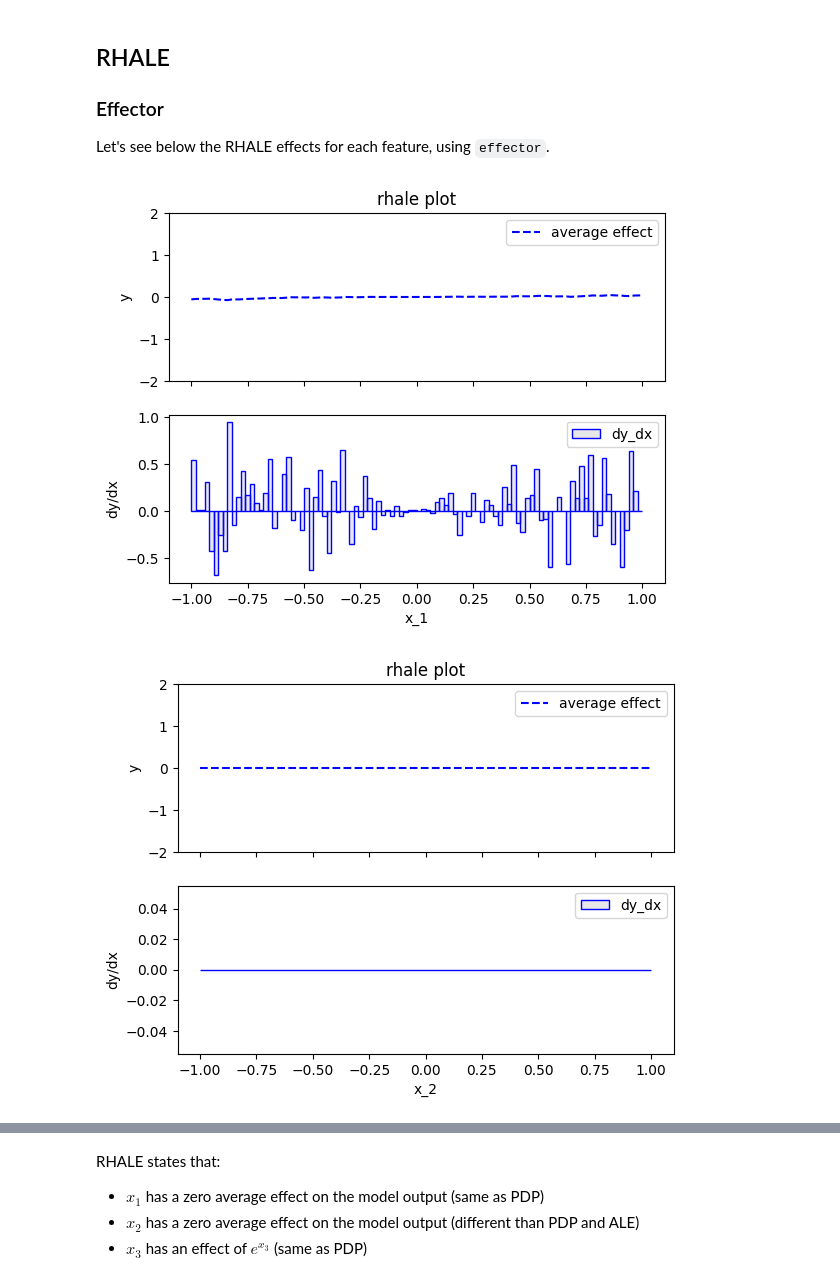
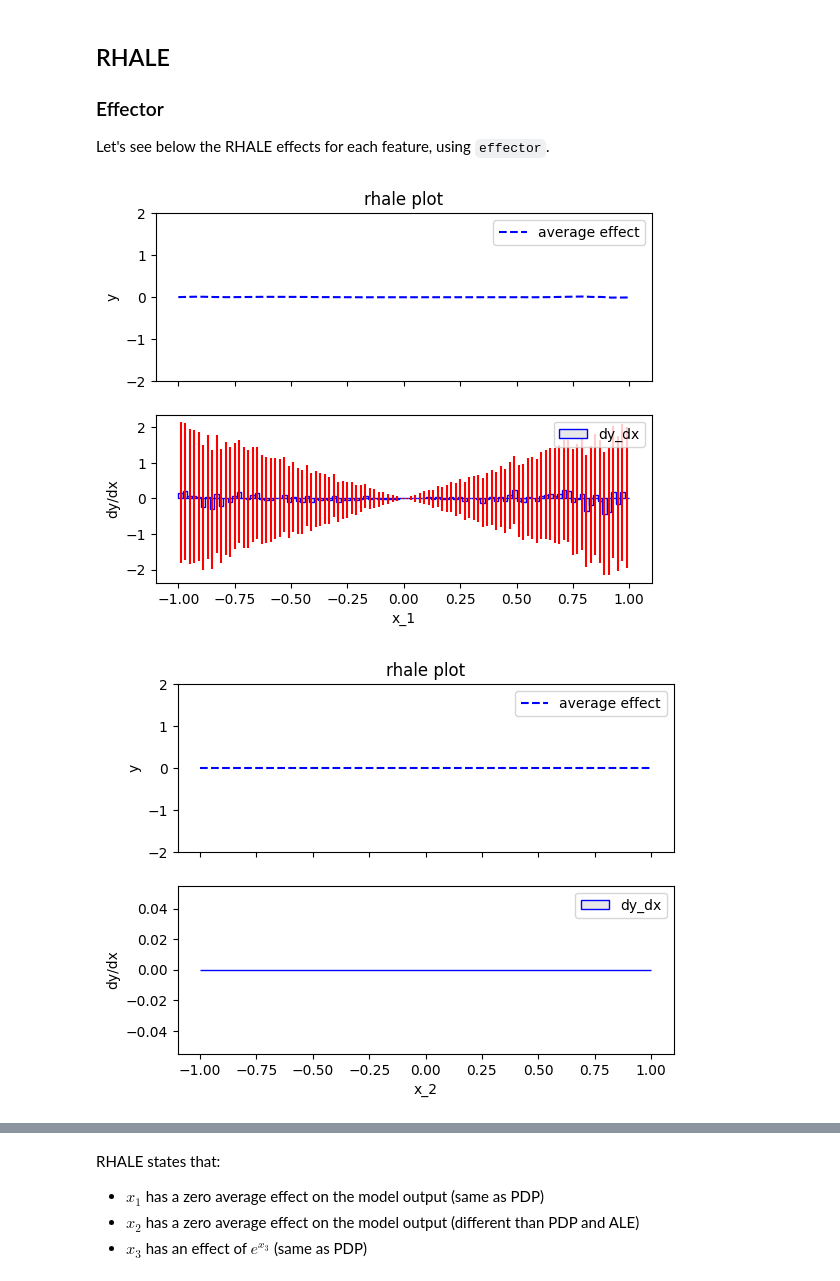
Before and after one commit to givasile/effector, a Jupyter notebook: notebooks/synthetic-examples/05_conditional_interaction_independent_uniform_heter.ipynb, the cells around one changed output, grey strips where cells are left out. Cells and saved outputs as stored; diff of their text form; code cells hidden in the pictures.

```diff
--- a/notebooks/synthetic-examples/05_conditional_interaction_independent_uniform_heter.ipynb
+++ b/notebooks/synthetic-examples/05_conditional_interaction_independent_uniform_heter.ipynb
@@ -64,3 +51,0 @@ Heterogeneity of x_2: 0.000
-# %%
-feature = 0
-yy = pdp.eval(feature=feature, xs=np.linspace(-1, 1, 100), centering=True, heterogeneity=True, return_all=True)
@@ -201,5 +110,5 @@ ale = effector.ALE(x, model.predict, axis_limits=dataset.axis_limits)
 ale.fit(features="all", centering=True, binning_method=effector.binning_methods.Fixed(nof_bins=31))
 
 for feature in [0, 1, 2]:
-    ale.plot(feature=feature, centering=True, y_limits=[-2, 2])
+    ale.plot(feature=feature, centering=True, heterogeneity=True, y_limits=[-2, 2])
 # %% [output]
@@ -262,21 +136,0 @@ def ale_ground_truth(feature, xs):
-# %%
-xx = np.linspace(-1, 1, 100)
-y_ale = []
-for feature in [0, 1, 2]:
-    y_ale.append(ale_ground_truth(feature, xx))
-
-plt.figure()
-plt.title("ALE effects (ground truth)")
-color_pallette = ["blue", "red", "green"]
-for feature in [0, 1, 2]:
-    plt.plot(
-        xx,
-        y_ale[feature],
-        color=color_pallette[feature],
-        linestyle="--",
-        label=f"feature {feature + 1}"
-    )
-plt.legend()
-plt.xlim([-1.1, 1.1])
-plt.ylim([-2, 2])
-plt.show()
@@ -285,17 +137,3 @@ plt.show()
-# %%
-xx = np.linspace(-1, 1, 100)
-for feature in [1]:# [0, 1, 2]:
-    y_ale = ale.eval(feature=feature, xs=xx, centering=True)
-    y_gt = ale_ground_truth(feature, xx)
-
-    # hack to remove the effect at undefined region
-    if feature == 1:
-        K = 31
-        ind = np.logical_and(xx > -1/K, xx < 1/K)
-        y_ale[ind] = 0
-        y_gt[ind] = 0
-
-    np.testing.assert_allclose(y_ale, y_gt, atol=1e-1)
 # %% [markdown]
 ### Conclusions
 
@@ -311,9 +147,9 @@ Let's see below the RHALE effects for each feature, using `effector`.
 # %%
 rhale = effector.RHALE(x, model.predict, model.jacobian, axis_limits=dataset.axis_limits)
 rhale.fit(features="all", centering=True)
 
 for feature in [0, 1, 2]:
-    rhale.plot(feature=feature, centering=True, y_limits=[-2, 2])
+    rhale.plot(feature=feature, centering=True, heterogeneity=True, y_limits=[-2, 2])
 # %% [output]
-[figure, old version]
+[figure, new version]
 [figure]
```
Also changed, not shown: parts of 29 cells of this notebook.
